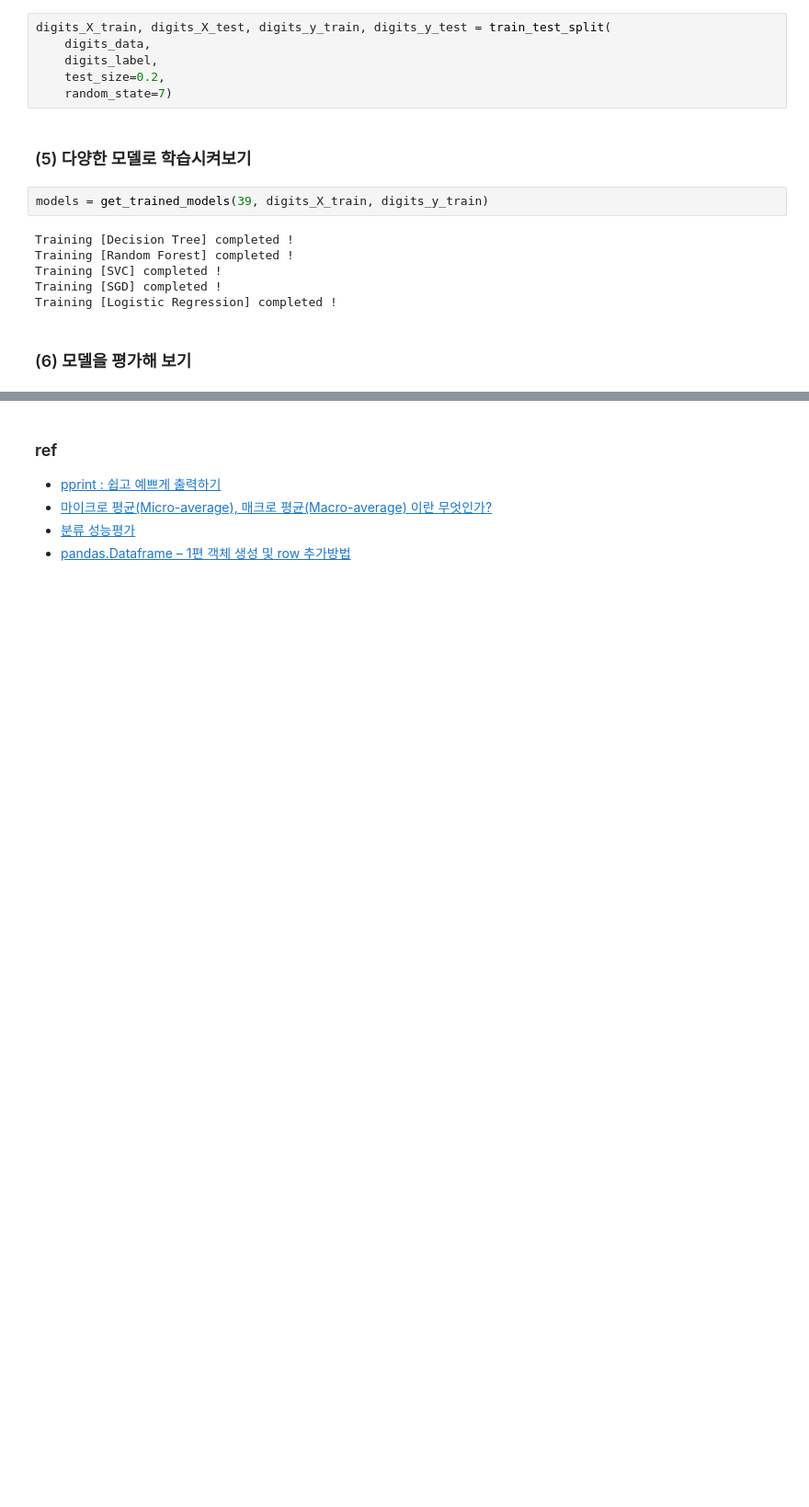
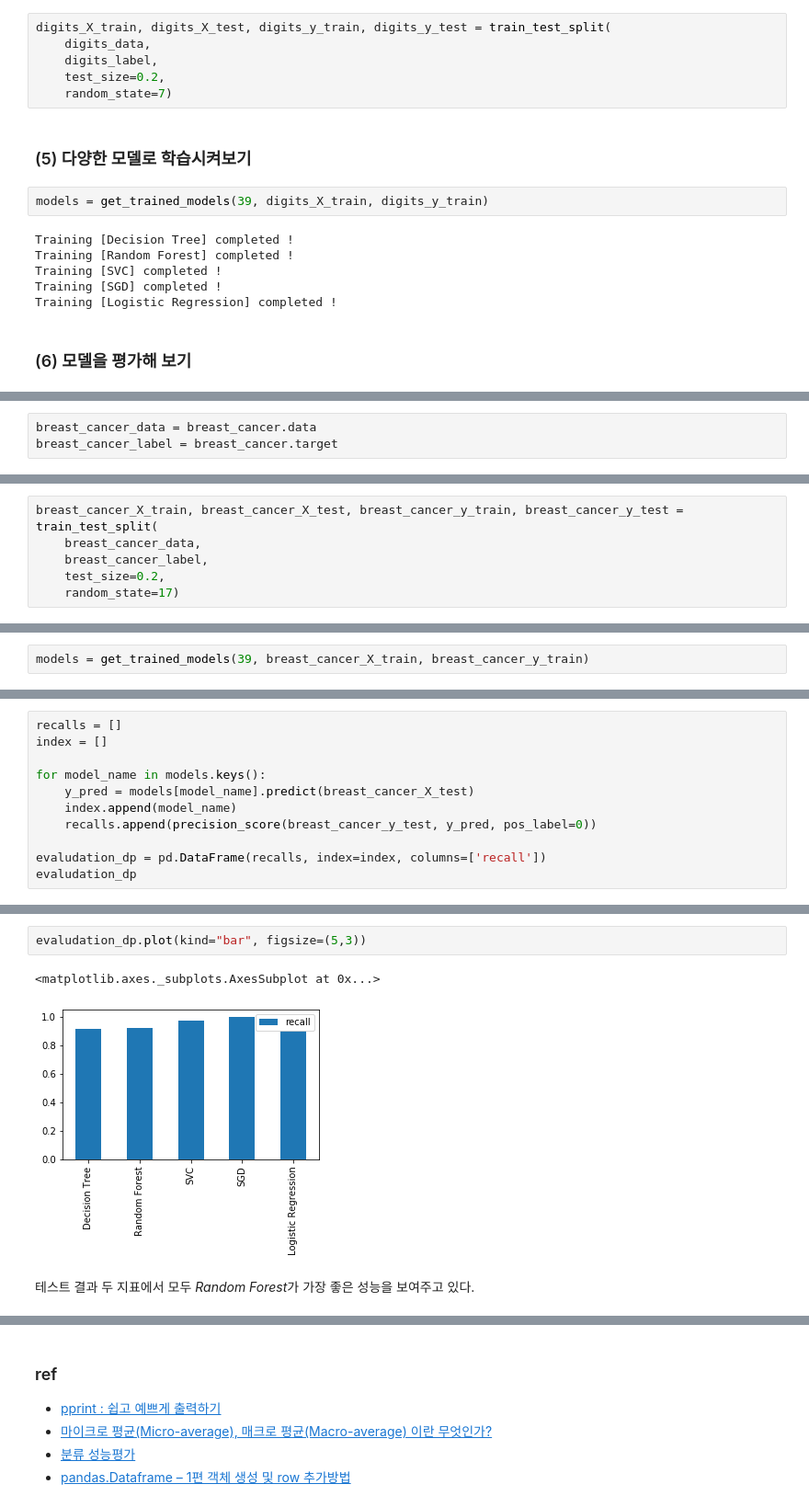
Before and after one commit to suheeeee/aiffel-project-report, a Jupyter notebook: [E-02]Classification.ipynb, the cells around one changed output, grey strips where cells are left out. Shown: that part at 92% size. Cells and saved outputs as stored; diff of their text form; blank space fills up the shorter version.

```diff
--- a/[E-02]Classification.ipynb
+++ b/[E-02]Classification.ipynb
@@ -190,0 +372,3 @@ get_models_evaluation(models, digits_X_test, digits_y_test)
+# %%
+breast_cancer_data = breast_cancer.data
+breast_cancer_label = breast_cancer.target
@@ -190,0 +467,6 @@ get_models_evaluation(models, digits_X_test, digits_y_test)
+# %%
+breast_cancer_X_train, breast_cancer_X_test, breast_cancer_y_train, breast_cancer_y_test = train_test_split(
+    breast_cancer_data,
+    breast_cancer_label,
+    test_size=0.2,
+    random_state=17)
@@ -190,0 +475,2 @@ get_models_evaluation(models, digits_X_test, digits_y_test)
+# %%
+models = get_trained_models(39, breast_cancer_X_train, breast_cancer_y_train)
@@ -190,0 +487,11 @@ get_models_evaluation(models, digits_X_test, digits_y_test)
+# %%
+recalls = []
+index = []
+
+for model_name in models.keys():
+    y_pred = models[model_name].predict(breast_cancer_X_test)
+    index.append(model_name)
+    recalls.append(precision_score(breast_cancer_y_test, y_pred, pos_label=0))
+
+evaludation_dp = pd.DataFrame(recalls, index=index, columns=['recall'])
+evaludation_dp
@@ -190,0 +505,7 @@ get_models_evaluation(models, digits_X_test, digits_y_test)
+# %%
+evaludation_dp.plot(kind="bar", figsize=(5,3))
+# %% [output]
+<matplotlib.axes._subplots.AxesSubplot at 0x...>
+[figure, added]
+# %% [markdown]
+ 테스트 결과 두 지표에서 모두 *Random Forest*가 가장 좋은 성능을 보여주고 있다.
```
Also changed, not shown: parts of 51 cells of this notebook.
